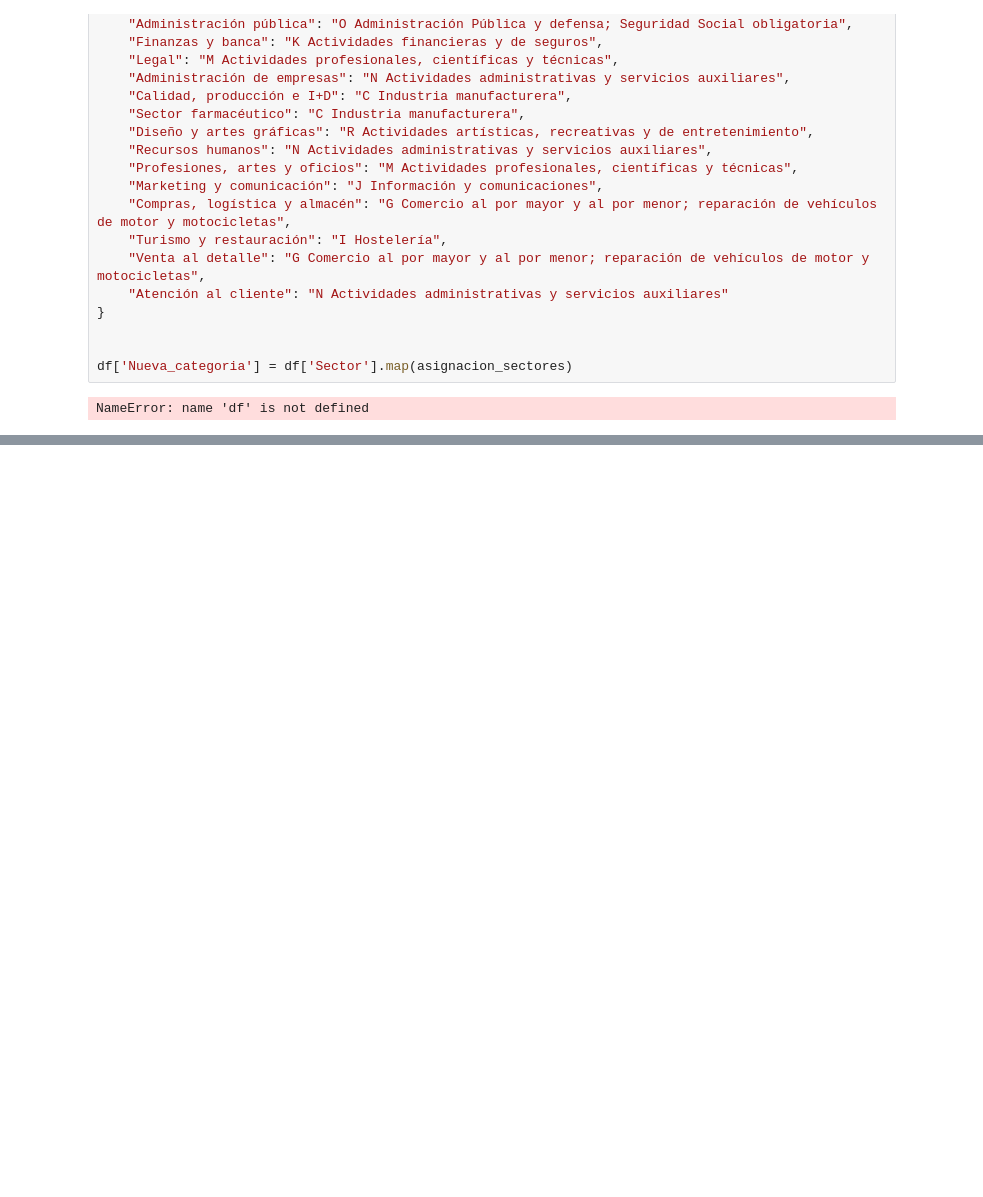
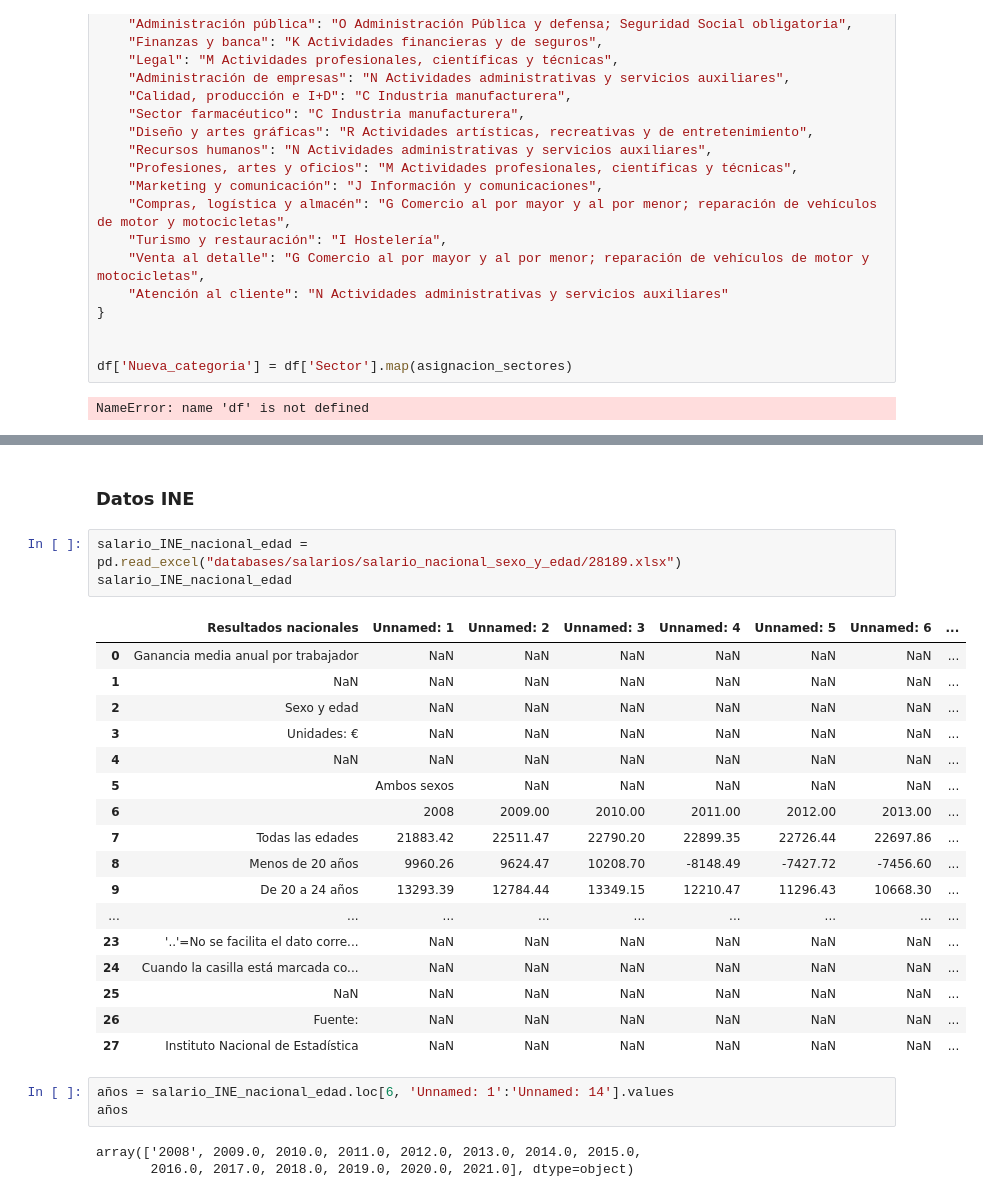
Before and after one commit to adrianbenitezrueda/first-project-data, a Jupyter notebook: main_josemi.ipynb, the cells around one changed output, grey strips where cells are left out. Drawn from its saved outputs; the diff is of its cells as text; blank space fills up the shorter version.

```diff
--- a/main_josemi.ipynb
+++ b/main_josemi.ipynb
@@ -169,0 +224,29 @@ NameError: name 'df' is not defined
+# %% [markdown]
+### Datos INE
+# %%
+salario_INE_nacional_edad = pd.read_excel("databases/salarios/salario_nacional_sexo_y_edad/28189.xlsx")
+salario_INE_nacional_edad
+# %% [output]
+|  | Resultados nacionales | Unnamed: 1 | Unnamed: 2 | Unnamed: 3 | Unnamed: 4 | Unnamed: 5 | Unnamed: 6 | ... |
+| 0 | Ganancia media anual por trabajador | NaN | NaN | NaN | NaN | NaN | NaN | ... |
+| 1 | NaN | NaN | NaN | NaN | NaN | NaN | NaN | ... |
+| 2 | Sexo y edad | NaN | NaN | NaN | NaN | NaN | NaN | ... |
+| 3 | Unidades: € | NaN | NaN | NaN | NaN | NaN | NaN | ... |
+| 4 | NaN | NaN | NaN | NaN | NaN | NaN | NaN | ... |
+| 5 |  | Ambos sexos | NaN | NaN | NaN | NaN | NaN | ... |
+| 6 |  | 2008 | 2009.00 | 2010.00 | 2011.00 | 2012.00 | 2013.00 | ... |
+| 7 | Todas las edades | 21883.42 | 22511.47 | 22790.20 | 22899.35 | 22726.44 | 22697.86 | ... |
+| 8 | Menos de 20 años | 9960.26 | 9624.47 | 10208.70 | -8148.49 | -7427.72 | -7456.60 | ... |
+| 9 | De 20 a 24 años | 13293.39 | 12784.44 | 13349.15 | 12210.47 | 11296.43 | 10668.30 | ... |
+| ... | ... | ... | ... | ... | ... | ... | ... | ... |
+| 23 | '..'=No se facilita el dato corre... | NaN | NaN | NaN | NaN | NaN | NaN | ... |
+| 24 | Cuando la casilla está marcada co... | NaN | NaN | NaN | NaN | NaN | NaN | ... |
+| 25 | NaN | NaN | NaN | NaN | NaN | NaN | NaN | ... |
+| 26 | Fuente: | NaN | NaN | NaN | NaN | NaN | NaN | ... |
+| 27 | Instituto Nacional de Estadística | NaN | NaN | NaN | NaN | NaN | NaN | ... |
+# %%
+años = salario_INE_nacional_edad.loc[6, 'Unnamed: 1':'Unnamed: 14'].values
+años
+# %% [output]
+array(['2008', 2009.0, 2010.0, 2011.0, 2012.0, 2013.0, 2014.0, 2015.0,
+       2016.0, 2017.0, 2018.0, 2019.0, 2020.0, 2021.0], dtype=object)
```
Also changed, not shown: parts of 16 cells of this notebook, 1 other file.
